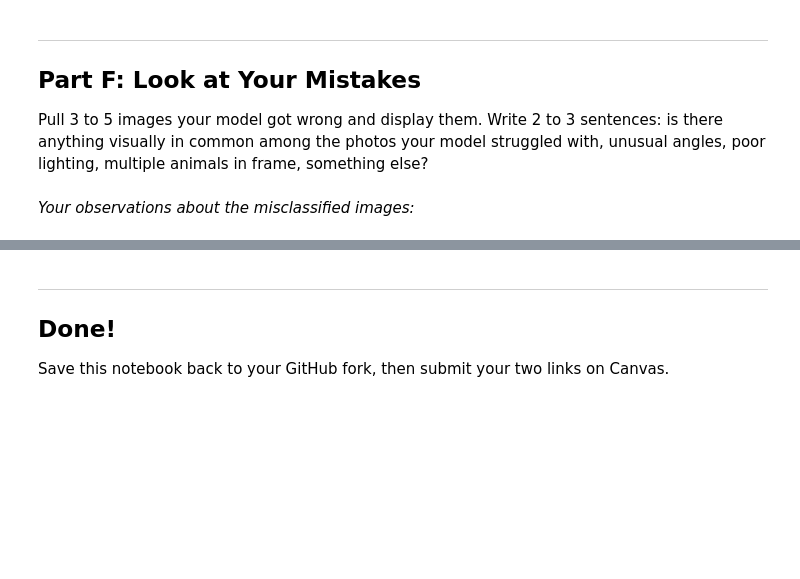
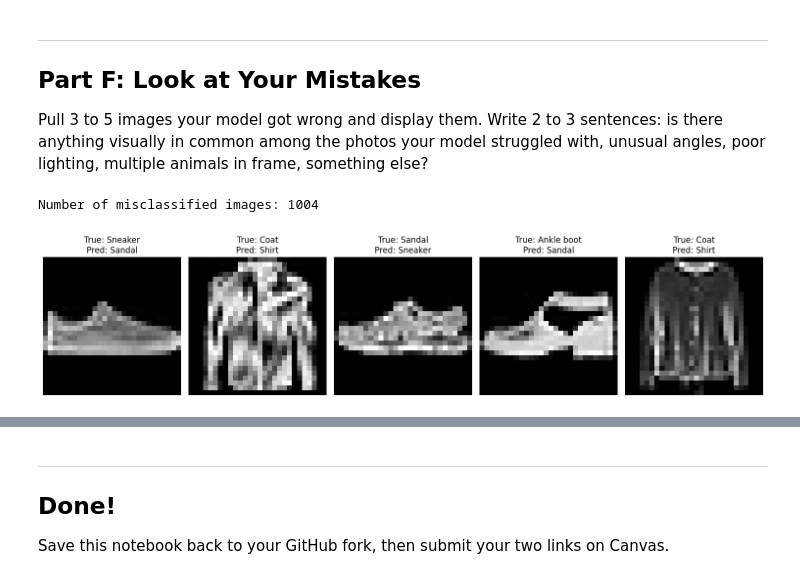
Before and after one commit to berger-chris-projects/IT480-FA26, a Jupyter notebook: Lab2_CNN_PetFinder_Starter.ipynb, the cells around one changed output, grey strips where cells are left out. Cells and saved outputs as stored; diff of their text form; code cells hidden in the pictures; blank space fills up the shorter version.

```diff
--- a/Lab2_CNN_PetFinder_Starter.ipynb
+++ b/Lab2_CNN_PetFinder_Starter.ipynb
@@ -218,0 +283,13 @@ Report a confusion matrix for your improved model. Are Dogs or Cats more often m
+# %%
+class_names = ["T-shirt","Trouser","Pullover","Dress","Coat","Sandal","Shirt","Sneaker","Bag","Ankle boot"]
+
+correct_per_class = np.diag(cm)
+total_per_class = cm.sum(axis=1)
+errors_per_class = total_per_class - correct_per_class
+
+for name, errors in zip(class_names, errors_per_class):
+    print(f"{name}: {errors} misclassified")
+
+worst_class = np.argmax(errors_per_class)
+
+print("\nMost frequently misclassified class:",class_names[worst_class])
@@ -226,2 +318,29 @@ Pull 3 to 5 images your model got wrong and display them. Write 2 to 3 sentences
-# %% [markdown]
-*Your observations about the misclassified images:*
+# %%
+# Find and display misclassified images here
+wrong_indices = np.where(y_pred != y_true)[0]
+
+print("Number of misclassified images:", len(wrong_indices))
+
+plt.figure(figsize=(15, 4))
+
+for i, idx in enumerate(wrong_indices[:5]):
+
+    plt.subplot(1, 5, i + 1)
+
+    plt.imshow(x_test[idx], cmap='gray')
+
+    true_name = class_names[y_true[idx]]
+    predicted_name = class_names[y_pred[idx]]
+
+    plt.title(
+        f"True: {true_name}\n"
+        f"Pred: {predicted_name}"
+    )
+
+    plt.axis('off')
+
+plt.tight_layout()
+plt.show()
+# %% [output]
+Number of misclassified images: 1004
+[figure, added]
```
Also changed, not shown: parts of 24 cells of this notebook.
